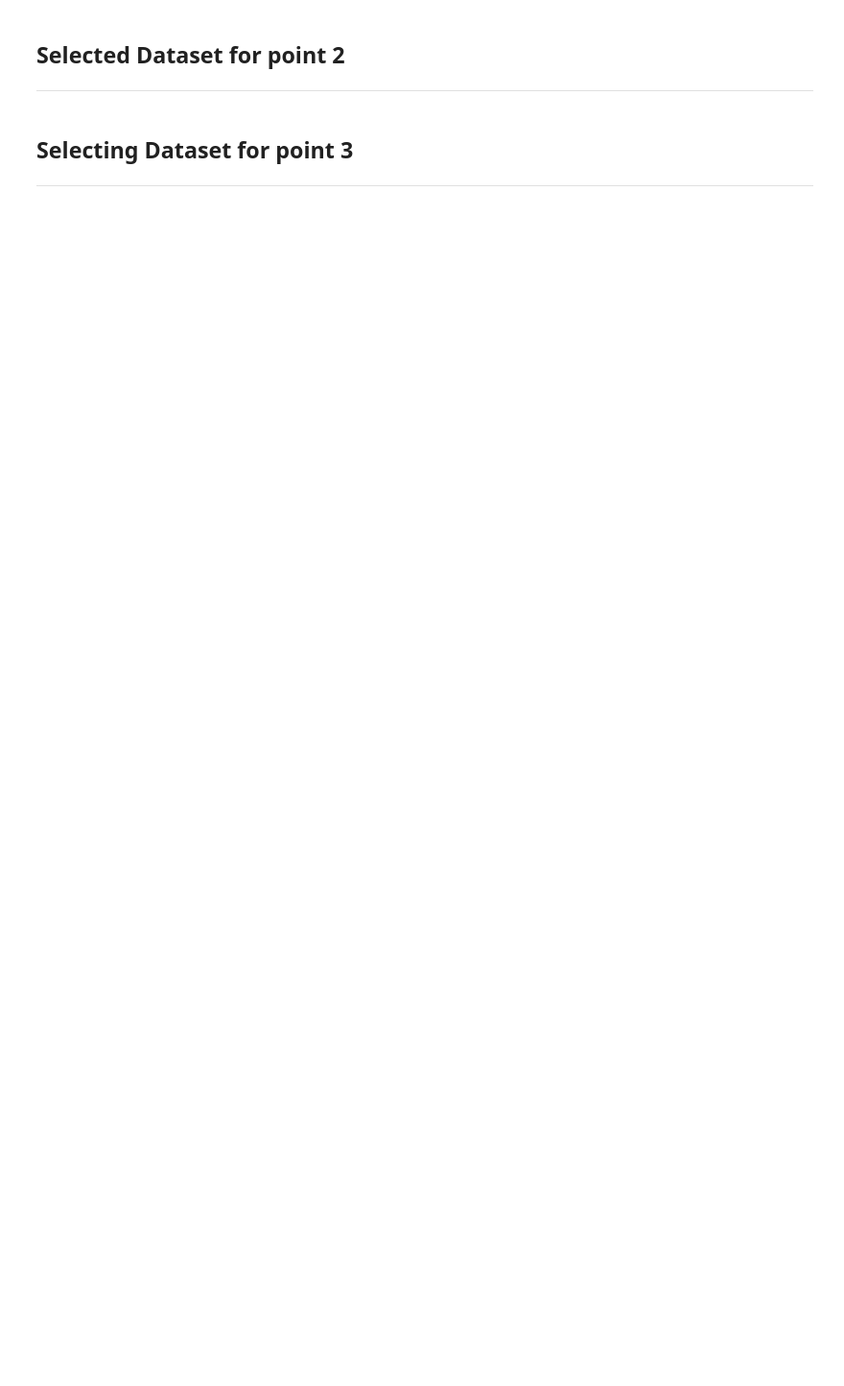
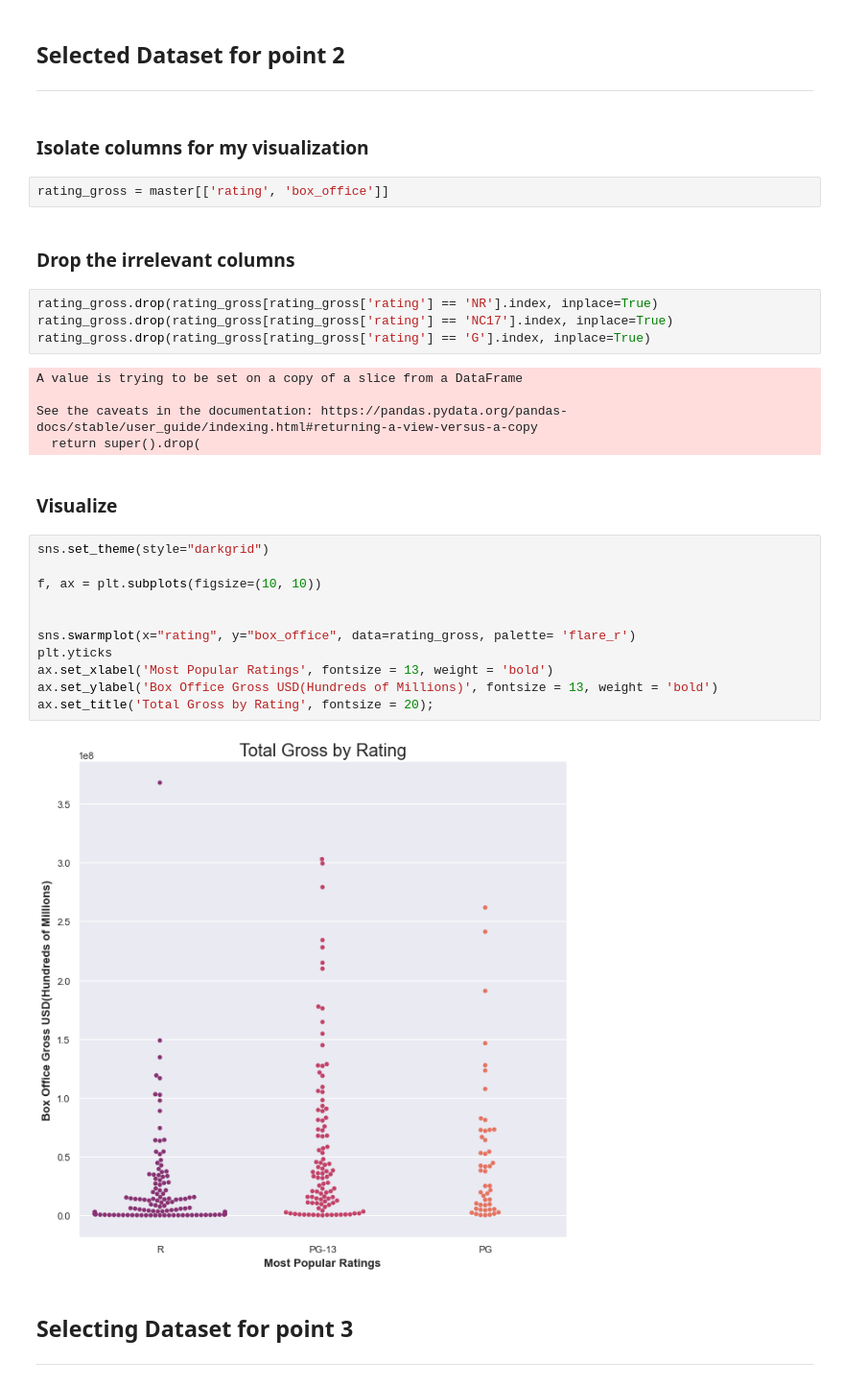
Before and after one commit to cleatw/Project1, a Jupyter notebook: Project 1 Notebook.ipynb, the cells around one changed output. Shown at 96% size. Drawn from its saved outputs; the diff is of its cells as text; blank space fills up the shorter version.

Commit message:
added my visualization process to main nb

```diff
--- a/Project 1 Notebook.ipynb
+++ b/Project 1 Notebook.ipynb
@@ -191,6 +191,36 @@ ax.set_xlabel('Box Office Earnings (MM)', fontsize=15);
 # %% [markdown]
 ## Selected Dataset for point 2
 ---
+# %% [markdown]
+### Isolate columns for my visualization
+# %%
+rating_gross = master[['rating', 'box_office']]
+# %% [markdown]
+### Drop the irrelevant columns
+# %%
+rating_gross.drop(rating_gross[rating_gross['rating'] == 'NR'].index, inplace=True)
+rating_gross.drop(rating_gross[rating_gross['rating'] == 'NC17'].index, inplace=True)
+rating_gross.drop(rating_gross[rating_gross['rating'] == 'G'].index, inplace=True)
+# %% [output]
+A value is trying to be set on a copy of a slice from a DataFrame
+
+See the caveats in the documentation: https://pandas.pydata.org/pandas-docs/stable/user_guide/indexing.html#returning-a-view-versus-a-copy
+  return super().drop(
+# %% [markdown]
+### Visualize
+# %%
+sns.set_theme(style="darkgrid")
+
+f, ax = plt.subplots(figsize=(10, 10))
+
+
+sns.swarmplot(x="rating", y="box_office", data=rating_gross, palette= 'flare_r')
+plt.yticks
+ax.set_xlabel('Most Popular Ratings', fontsize = 13, weight = 'bold')
+ax.set_ylabel('Box Office Gross USD(Hundreds of Millions)', fontsize = 13, weight = 'bold')
+ax.set_title('Total Gross by Rating', fontsize = 20);
+# %% [output]
+[figure, added]
 # %% [markdown]
 ## Selecting Dataset for point 3
 ---
```
